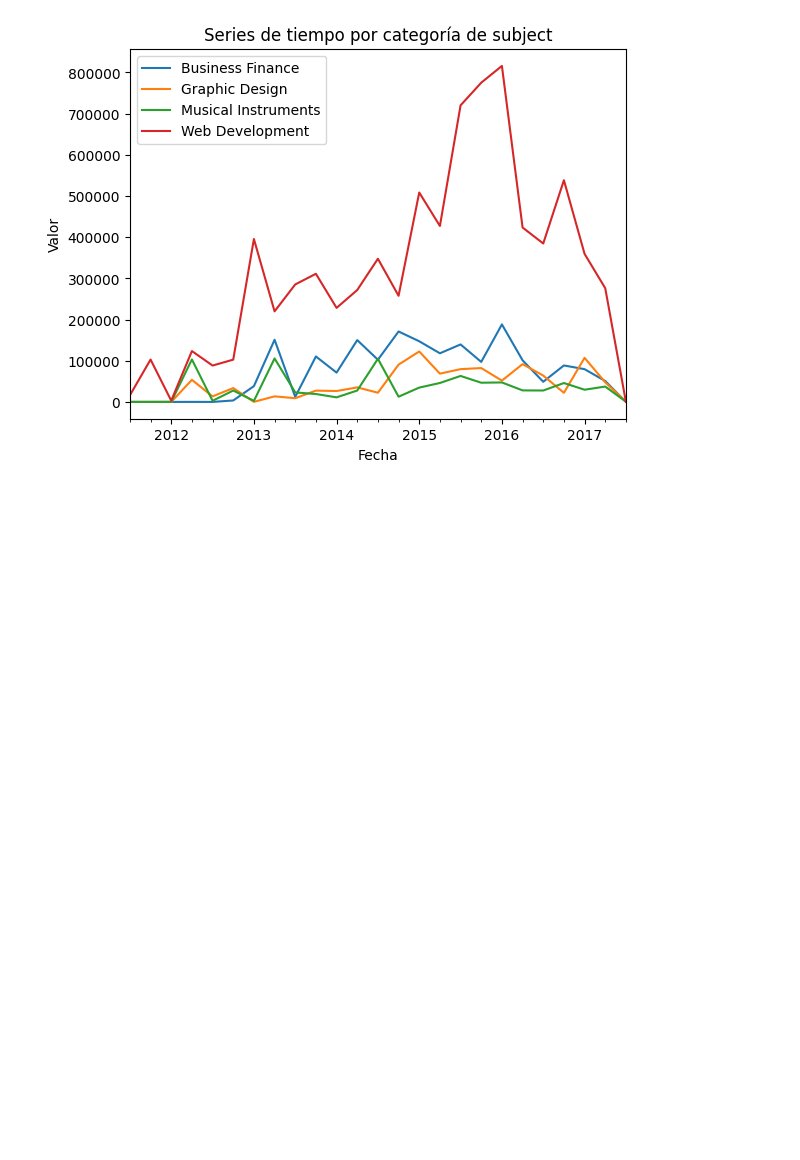
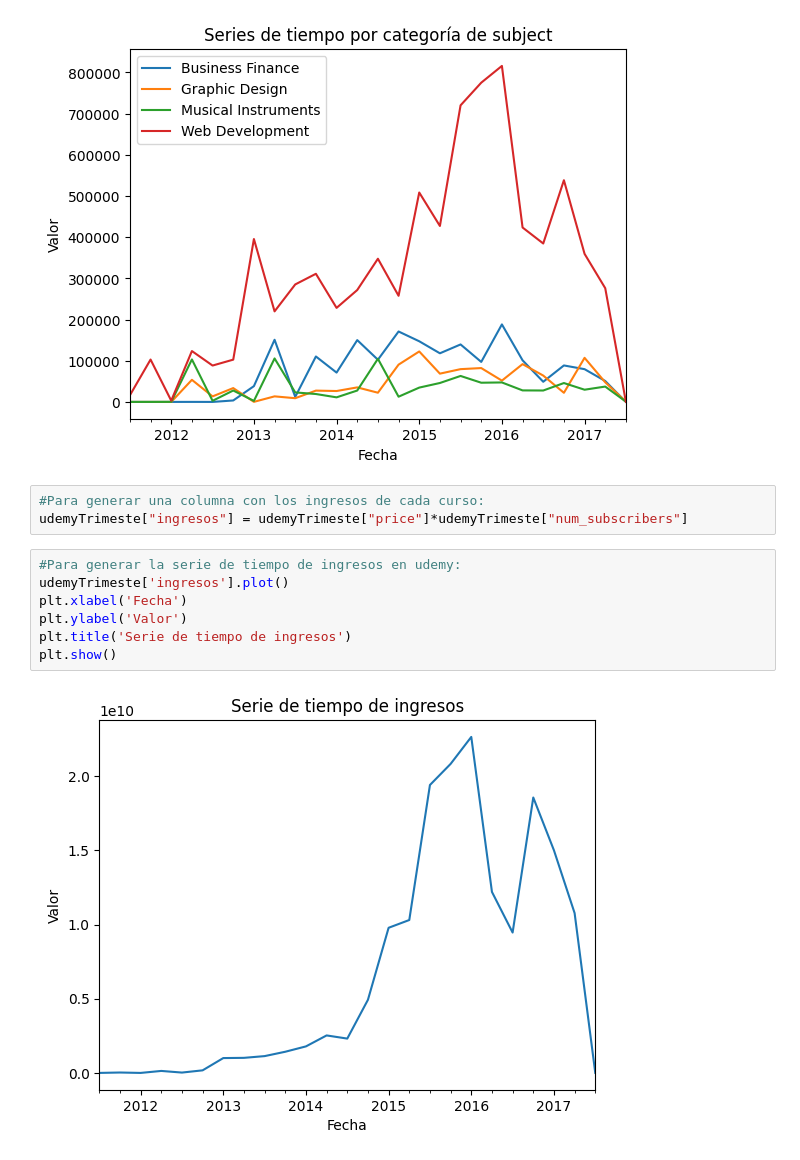
Before and after one commit to pacokrapo/InvestigacionMOOCs, a Jupyter notebook: EDA Udemy.ipynb, the cells around one changed output. Saved outputs shown, nothing was run; the diff lists cells and outputs as text; blank space fills up the shorter version.

```diff
--- a/EDA Udemy.ipynb
+++ b/EDA Udemy.ipynb
@@ -320,3 +330,15 @@ plt.legend()
 plt.show()
 # %% [output]
 [figure]
+# %%
+#Para generar una columna con los ingresos de cada curso:
+udemyTrimeste["ingresos"] = udemyTrimeste["price"]*udemyTrimeste["num_subscribers"]
+# %%
+#Para generar la serie de tiempo de ingresos en udemy:
+udemyTrimeste['ingresos'].plot()
+plt.xlabel('Fecha')
+plt.ylabel('Valor')
+plt.title('Serie de tiempo de ingresos')
+plt.show()
+# %% [output]
+[figure, added]
```
Also changed, not shown: parts of 4 cells of this notebook, 2 other files.
